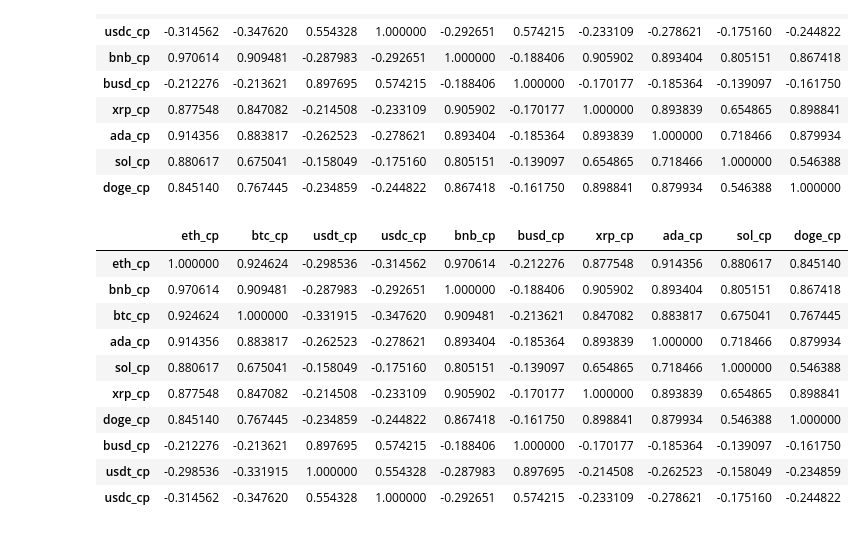
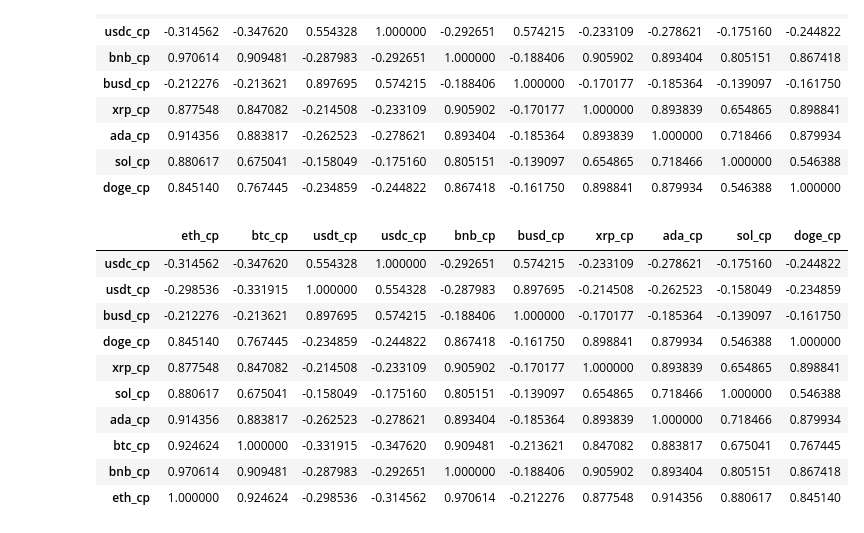
Before and after one commit to abelunbound/com724, a Jupyter notebook: Com724AE2Backup.ipynb, the cells around one changed output. Saved outputs shown, nothing was run; the diff lists cells and outputs as text; code cells hidden in the pictures.

```diff
--- a/Com724AE2Backup.ipynb
+++ b/Com724AE2Backup.ipynb
@@ -164,25 +209,25 @@ crypto_correlation
 # %%
 ### Short tutorial here: https://stackoverflow.com/questions/29432629/plot-correlation-matrix-using-pandas
 
 
 crypto_corr_colour = allcrypto_cp_only.corr()
-eth_sort = crypto_corr_colour.sort_values(by=['eth_cp'], ascending=False) .style.background_gradient(cmap='RdBu_r')
+eth_sort = crypto_corr_colour.sort_values(by=['eth_cp'], ascending=True) .style.background_gradient(cmap='BrBG_r')
 # 'coolwarm' RdBu_r', 'BrBG_r', & PuOr_r are other good diverging colormaps
 
 
 eth_sort
 # %% [output]
 |  | eth_cp | btc_cp | usdt_cp | usdc_cp | bnb_cp | busd_cp | xrp_cp | ada_cp | sol_cp | doge_cp |
+| usdc_cp | -0.314562 | -0.347620 | 0.554328 | 1.000000 | -0.292651 | 0.574215 | -0.233109 | -0.278621 | -0.175160 | -0.244822 |
+| usdt_cp | -0.298536 | -0.331915 | 1.000000 | 0.554328 | -0.287983 | 0.897695 | -0.214508 | -0.262523 | -0.158049 | -0.234859 |
+| busd_cp | -0.212276 | -0.213621 | 0.897695 | 0.574215 | -0.188406 | 1.000000 | -0.170177 | -0.185364 | -0.139097 | -0.161750 |
+| doge_cp | 0.845140 | 0.767445 | -0.234859 | -0.244822 | 0.867418 | -0.161750 | 0.898841 | 0.879934 | 0.546388 | 1.000000 |
+| xrp_cp | 0.877548 | 0.847082 | -0.214508 | -0.233109 | 0.905902 | -0.170177 | 1.000000 | 0.893839 | 0.654865 | 0.898841 |
+| sol_cp | 0.880617 | 0.675041 | -0.158049 | -0.175160 | 0.805151 | -0.139097 | 0.654865 | 0.718466 | 1.000000 | 0.546388 |
+| ada_cp | 0.914356 | 0.883817 | -0.262523 | -0.278621 | 0.893404 | -0.185364 | 0.893839 | 1.000000 | 0.718466 | 0.879934 |
+| btc_cp | 0.924624 | 1.000000 | -0.331915 | -0.347620 | 0.909481 | -0.213621 | 0.847082 | 0.883817 | 0.675041 | 0.767445 |
+| bnb_cp | 0.970614 | 0.909481 | -0.287983 | -0.292651 | 1.000000 | -0.188406 | 0.905902 | 0.893404 | 0.805151 | 0.867418 |
 | eth_cp | 1.000000 | 0.924624 | -0.298536 | -0.314562 | 0.970614 | -0.212276 | 0.877548 | 0.914356 | 0.880617 | 0.845140 |
-| bnb_cp | 0.970614 | 0.909481 | -0.287983 | -0.292651 | 1.000000 | -0.188406 | 0.905902 | 0.893404 | 0.805151 | 0.867418 |
-| btc_cp | 0.924624 | 1.000000 | -0.331915 | -0.347620 | 0.909481 | -0.213621 | 0.847082 | 0.883817 | 0.675041 | 0.767445 |
-| ada_cp | 0.914356 | 0.883817 | -0.262523 | -0.278621 | 0.893404 | -0.185364 | 0.893839 | 1.000000 | 0.718466 | 0.879934 |
-| sol_cp | 0.880617 | 0.675041 | -0.158049 | -0.175160 | 0.805151 | -0.139097 | 0.654865 | 0.718466 | 1.000000 | 0.546388 |
-| xrp_cp | 0.877548 | 0.847082 | -0.214508 | -0.233109 | 0.905902 | -0.170177 | 1.000000 | 0.893839 | 0.654865 | 0.898841 |
-| doge_cp | 0.845140 | 0.767445 | -0.234859 | -0.244822 | 0.867418 | -0.161750 | 0.898841 | 0.879934 | 0.546388 | 1.000000 |
-| busd_cp | -0.212276 | -0.213621 | 0.897695 | 0.574215 | -0.188406 | 1.000000 | -0.170177 | -0.185364 | -0.139097 | -0.161750 |
-| usdt_cp | -0.298536 | -0.331915 | 1.000000 | 0.554328 | -0.287983 | 0.897695 | -0.214508 | -0.262523 | -0.158049 | -0.234859 |
-| usdc_cp | -0.314562 | -0.347620 | 0.554328 | 1.000000 | -0.292651 | 0.574215 | -0.233109 | -0.278621 | -0.175160 | -0.244822 |
 # %%
 ##### CELL FOR DROPPING COLUMNS NOT NEEDED #####
 
```
Also changed, not shown: parts of 9 cells of this notebook, 5 other files.
